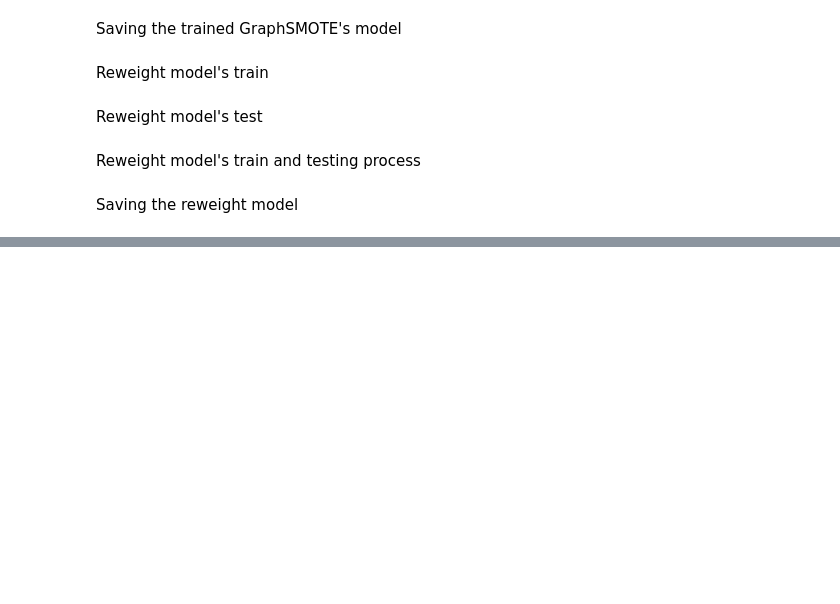
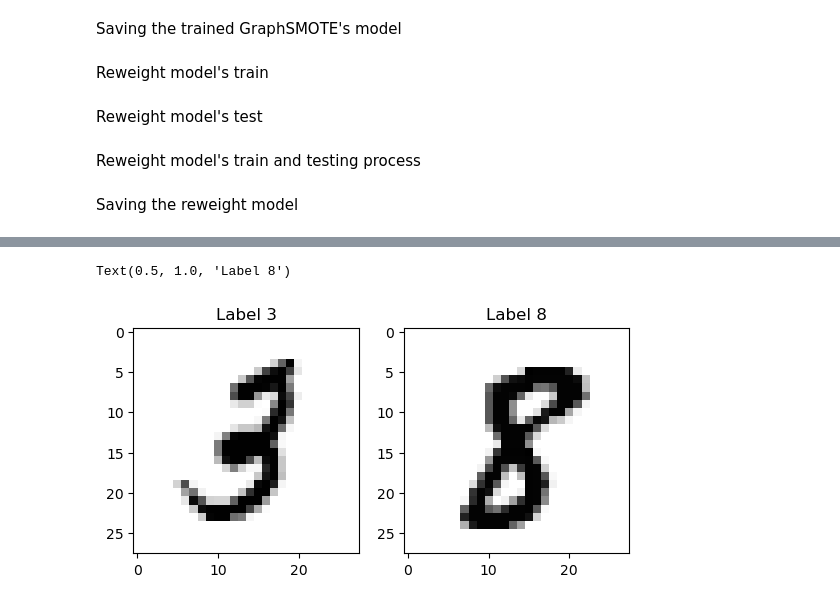
Before and after one commit to armozhdehi/Meta-GCN, a Jupyter notebook: main.ipynb, the cells around one changed output, grey strips where cells are left out. Cells and saved outputs as stored; diff of their text form; code cells hidden in the pictures; blank space fills up the shorter version.

```diff
--- a/main.ipynb
+++ b/main.ipynb
@@ -818,0 +790,23 @@ plt.show()
+# %%
+from sklearn.datasets import fetch_openml
+import numpy as np
+import matplotlib.pyplot as plt
+
+# Load the MNIST data
+X, y = fetch_openml('mnist_784', version=1, return_X_y=True, as_frame=False)
+
+# Randomly select 1000 samples for performance reasons
+np.random.seed(100)
+subsample_idc = np.random.choice(X.shape[0], 1000, replace=False)
+X = X[subsample_idc,:]
+y = y[subsample_idc]
+
+# Show two example images
+fig, ax = plt.subplots(1,2)
+ax[0].imshow(X[11,:].reshape(28,28), 'Greys')
+ax[1].imshow(X[15,:].reshape(28,28), 'Greys')
+ax[0].set_title("Label 3")
+ax[1].set_title("Label 8")
+# %% [output]
+Text(0.5, 1.0, 'Label 8')
+[figure, added]
```
Also changed, not shown: parts of 11 cells of this notebook.
